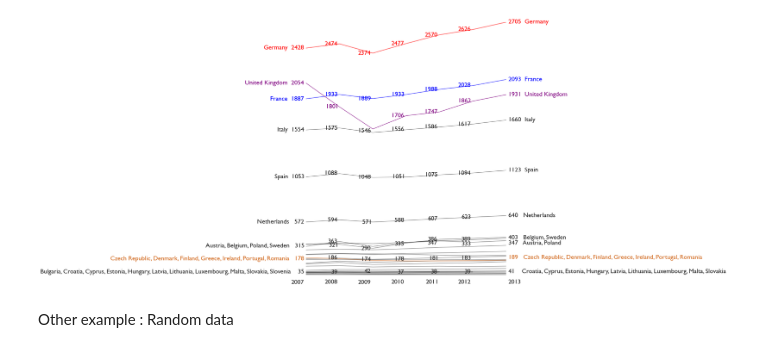
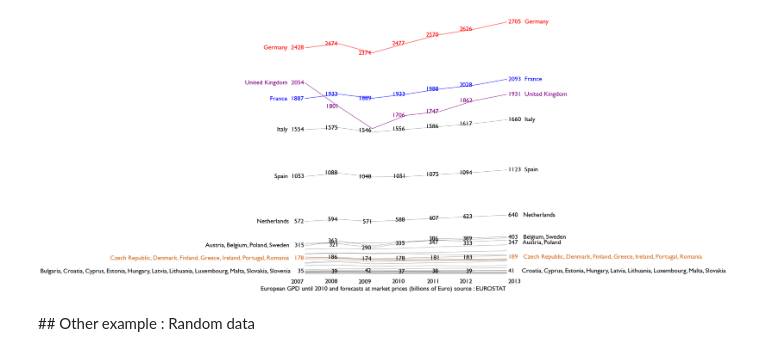
Before and after one commit to pascal-schetelat/Slope, a Jupyter notebook: slopeGraphs.ipynb, the cells around one changed output. Drawn from its saved outputs; the diff is of its cells as text; code cells hidden in the pictures.

```diff
--- a/slopeGraphs.ipynb
+++ b/slopeGraphs.ipynb
@@ -79,9 +69,11 @@ f = slope(data/1000,kind='interval',height= 12,width=22,font_size=15,savename='t
-# %%
-f = slope(data/1000,width =30,height= 12,kind='interval',font_size=20,color=color,savename=None,dpi=200)
-# %% [output]
-[figure, removed]
+# %%
+f = slope(data/1000, title = u'European GPD until 2010 and forecasts at market prices (billions of Euro) source : EUROSTAT',
+          kind='interval',height= 12,width=30,font_size=20,
+          savename=None,color=color)
+# %% [output]
+[figure, added]
 # %% [markdown]
-Other example : Random data
+## Other example : Random data
 # %%
 df = pd.DataFrame( np.random.normal(loc=np.ones(shape=[20,30])*np.arange(30)))
 df.rename(columns = lambda el : str(el),index =lambda el : str(el),inplace=True)
```
Also changed, not shown: parts of 16 cells of this notebook, 1 other file.
